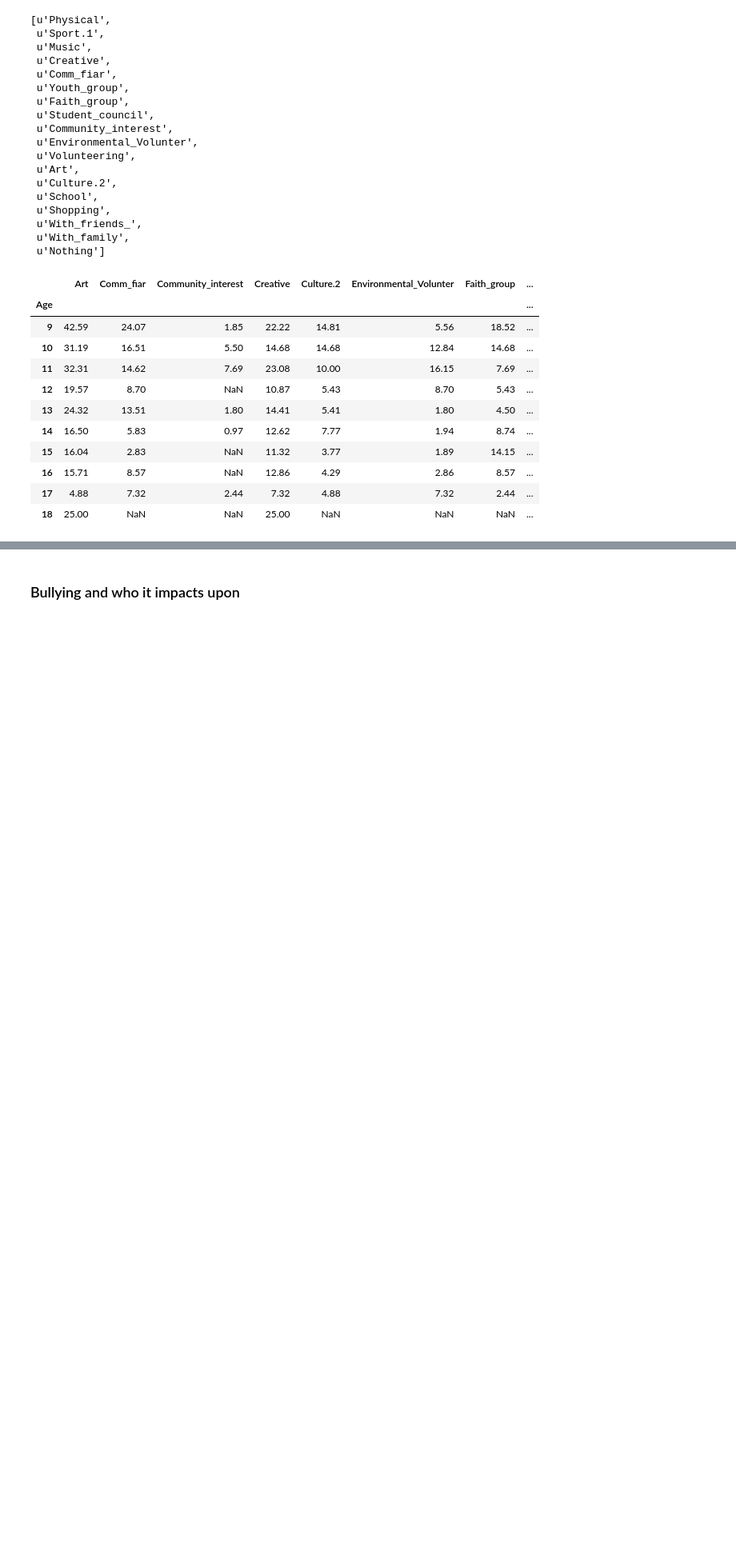
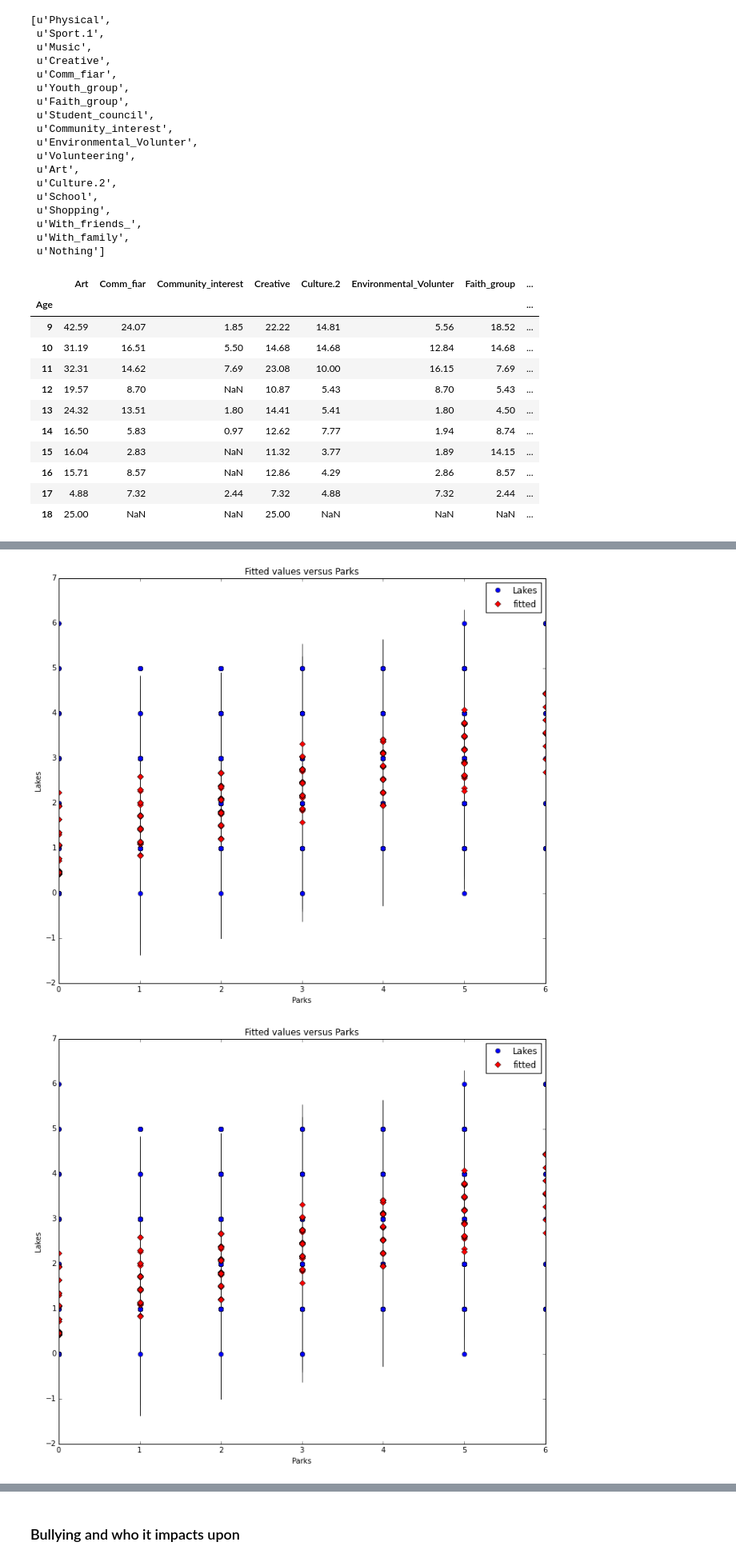
Before and after one commit to hillbs/Differential-Equations-and-Linear-Algebra, a Jupyter notebook: Youth_survey_git.ipynb, the cells around one changed output, grey strips where cells are left out. Shown at 80% size. Drawn from its saved outputs; the diff is of its cells as text; code cells hidden in the pictures; blank space fills up the shorter version.

Commit message:
Update of checked data

```diff
--- a/Youth_survey_git.ipynb
+++ b/Youth_survey_git.ipynb
@@ -1308,3 +1308,15 @@ table5
 | 16 | 15.71 | 8.57 | NaN | 12.86 | 4.29 | 2.86 | 8.57 | ... |
 | 17 | 4.88 | 7.32 | 2.44 | 7.32 | 4.88 | 7.32 | 2.44 | ... |
 | 18 | 25.00 | NaN | NaN | 25.00 | NaN | NaN | NaN | ... |
+# %%
+#Ignore these analyses Leigh
+import statsmodels.api as sm
+from patsy import dmatrices
+vars = ['Lakes','Age','Parks','Redwoods']
+df3= df[vars].fillna(0)
+df3=df3
+x,Y = dmatrices('Lakes ~ Age +Parks +Redwoods',data=df3, return_type='dataframe')
+mod = sm.OLS(x,Y)    # Describe model
+res = mod.fit()       # Fit model
+print res.summary()
+df3
@@ -1311,3 +1359,8 @@ table5
+# %%
+sm.graphics.plot_fit(res,2)
+# %% [output]
+[figure, added]
+[figure, added]
 # %%
 table5ticks = ["Art","Community fair","Community interest","Creative","Culture",
                "Environmental volunteer","Faith Group","Music","Physical","Shopping",
```
Also changed, not shown: parts of 2 cells of this notebook.
